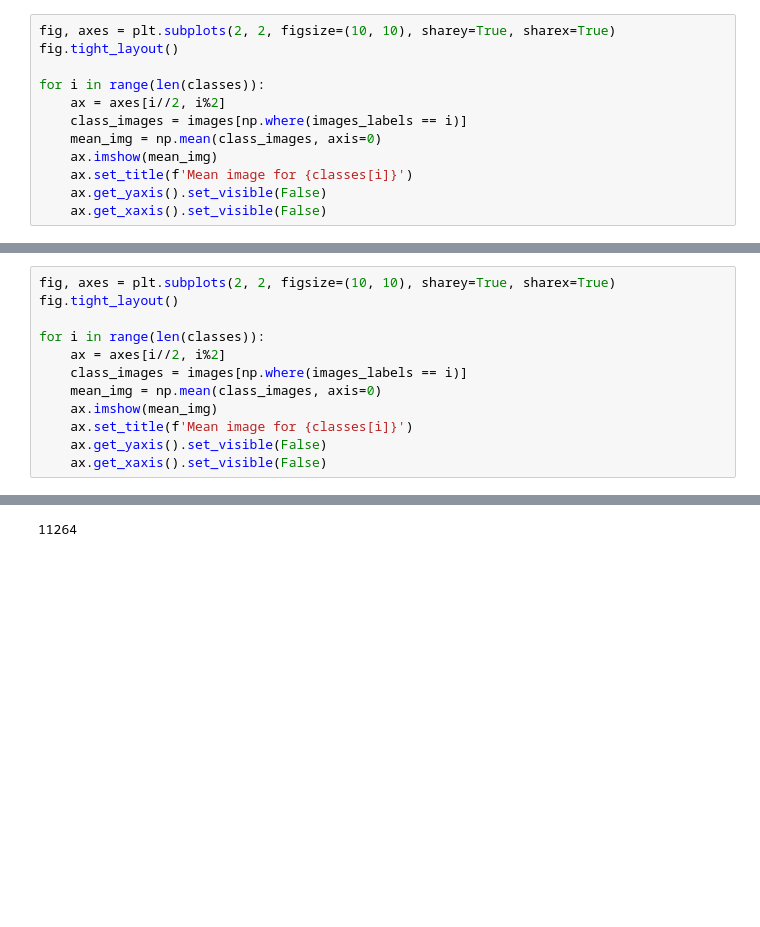
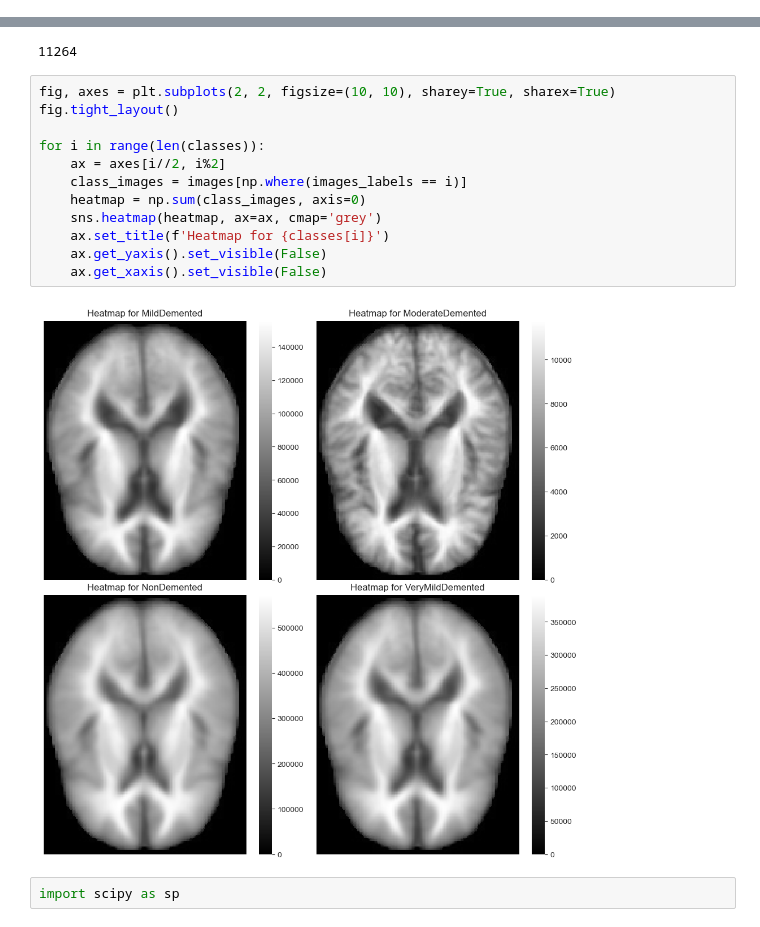
Before and after one commit to lazarovziv/ML-Pipeline, a Jupyter notebook: notebook.ipynb, the cells around one changed output, grey strips where cells are left out. Drawn from its saved outputs; the diff is of its cells as text; blank space fills up the shorter version.

```diff
--- a/notebook.ipynb
+++ b/notebook.ipynb
@@ -140,12 +138,0 @@ for i in range(len(classes)):
-# %%
-fig, axes = plt.subplots(2, 2, figsize=(10, 10), sharey=True, sharex=True)
-fig.tight_layout()
-
-for i in range(len(classes)):
-    ax = axes[i//2, i%2]
-    class_images = images[np.where(images_labels == i)]
-    mean_img = np.mean(class_images, axis=0)
-    ax.imshow(mean_img)
-    ax.set_title(f'Mean image for {classes[i]}')
-    ax.get_yaxis().set_visible(False)
-    ax.get_xaxis().set_visible(False)
@@ -182,15 +168,3 @@ images = images[:, uppermost_pixel:bottommost_pixel+1, leftmost_pixel:rightmost_
 images.shape
 # %% [output]
 (5121, 176, 144)
-# %%
-fig, axes = plt.subplots(2, 2, figsize=(10, 10), sharey=True, sharex=True)
-fig.tight_layout()
-
-for i in range(len(classes)):
-    ax = axes[i//2, i%2]
-    class_images = images[np.where(images_labels == i)]
-    mean_img = np.mean(class_images, axis=0)
-    ax.imshow(mean_img)
-    ax.set_title(f'Mean image for {classes[i]}')
-    ax.get_yaxis().set_visible(False)
-    ax.get_xaxis().set_visible(False)
@@ -207,3 +179,19 @@ df.shape
 208 * 176 - 25344
 # %% [output]
 11264
+# %%
+fig, axes = plt.subplots(2, 2, figsize=(10, 10), sharey=True, sharex=True)
+fig.tight_layout()
+
+for i in range(len(classes)):
+    ax = axes[i//2, i%2]
+    class_images = images[np.where(images_labels == i)]
+    heatmap = np.sum(class_images, axis=0)
+    sns.heatmap(heatmap, ax=ax, cmap='grey')
+    ax.set_title(f'Heatmap for {classes[i]}')
+    ax.get_yaxis().set_visible(False)
+    ax.get_xaxis().set_visible(False)
+# %% [output]
+[figure, added]
+# %%
+import scipy as sp
```
Also changed, not shown: parts of 48 cells of this notebook.
